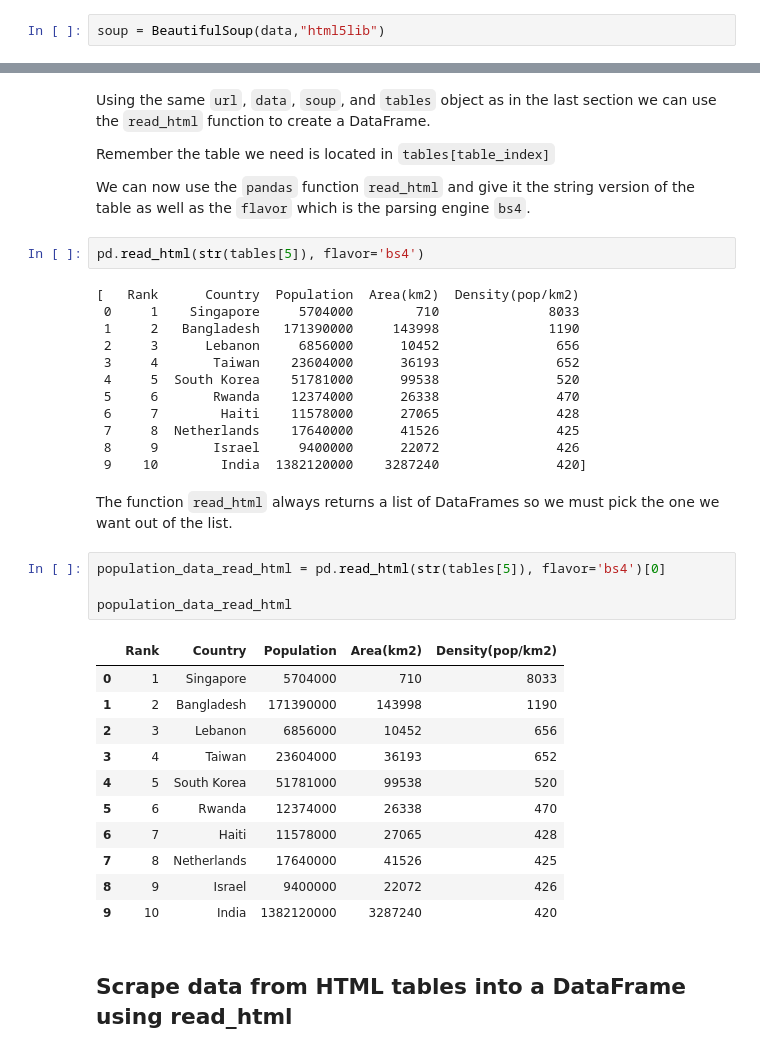
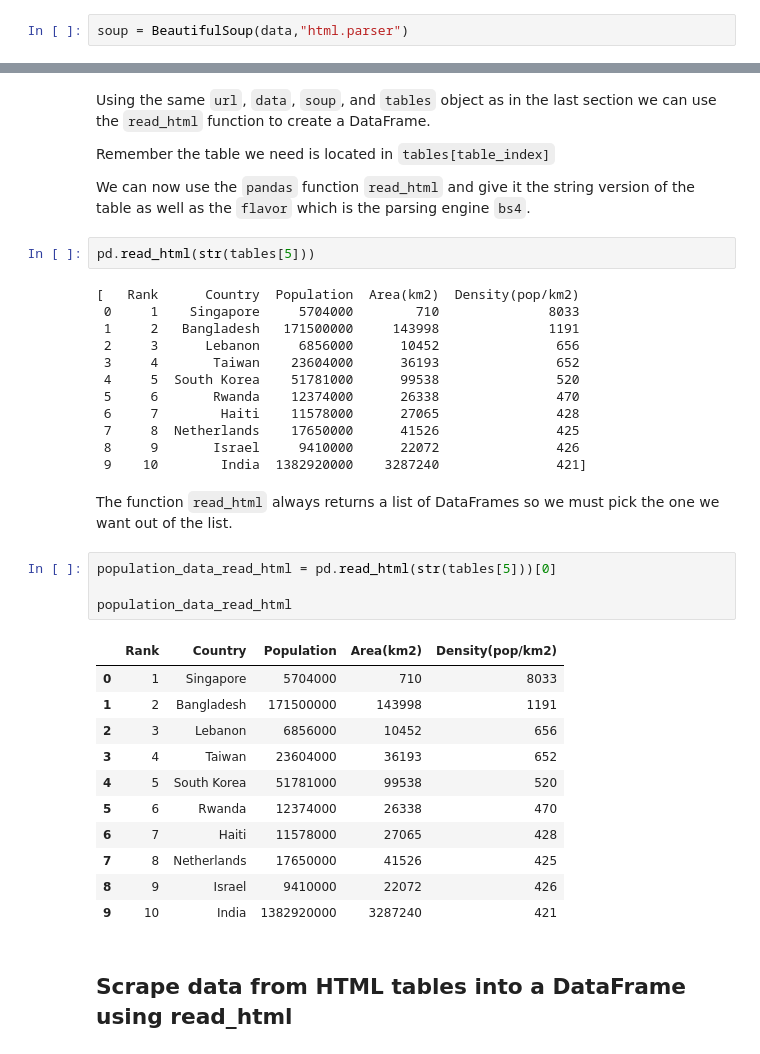
Before and after one commit to rberghaus/hello-world, a Jupyter notebook: WebScraping_Review_Lab.ipynb, the cells around one changed output, grey strips where cells are left out. Drawn from its saved outputs; the diff is of its cells as text.

```diff
--- a/WebScraping_Review_Lab.ipynb
+++ b/WebScraping_Review_Lab.ipynb
@@ -655,7 +681,7 @@ Before proceeding to scrape a web site, you need to examine the contents, and th
 # get the contents of the webpage in text format and store in a variable called data
 data  = requests.get(url).text
 # %%
-soup = BeautifulSoup(data,"html5lib")
+soup = BeautifulSoup(data,"html.parser")
 # %%
 #find all html tables in the web page
 tables = soup.find_all('table') # in html table is represented by the tag <table>
@@ -730,37 +756,37 @@ Remember the table we need is located in `tables[table_index]`
 
 We can now use the `pandas` function `read_html` and give it the string version of the table as well as the `flavor` which is the parsing engine `bs4`.
 # %%
-pd.read_html(str(tables[5]), flavor='bs4')
+pd.read_html(str(tables[5]))
 # %% [output]
 [   Rank      Country  Population  Area(km2)  Density(pop/km2)
  0     1    Singapore     5704000        710              8033
- 1     2   Bangladesh   171390000     143998              1190
+ 1     2   Bangladesh   171500000     143998              1191
  2     3      Lebanon     6856000      10452               656
  3     4       Taiwan    23604000      36193               652
  4     5  South Korea    51781000      99538               520
  5     6       Rwanda    12374000      26338               470
  6     7        Haiti    11578000      27065               428
- 7     8  Netherlands    17640000      41526               425
- 8     9       Israel     9400000      22072               426
- 9    10        India  1382120000    3287240               420]
+ 7     8  Netherlands    17650000      41526               425
+ 8     9       Israel     9410000      22072               426
+ 9    10        India  1382920000    3287240               421]
 # %% [markdown]
 The function `read_html` always returns a list of DataFrames so we must pick the one we want out of the list.
 # %%
-population_data_read_html = pd.read_html(str(tables[5]), flavor='bs4')[0]
+population_data_read_html = pd.read_html(str(tables[5]))[0]
 
 population_data_read_html
 # %% [output]
 |  | Rank | Country | Population | Area(km2) | Density(pop/km2) |
 | 0 | 1 | Singapore | 5704000 | 710 | 8033 |
-| 1 | 2 | Bangladesh | 171390000 | 143998 | 1190 |
+| 1 | 2 | Bangladesh | 171500000 | 143998 | 1191 |
 | 2 | 3 | Lebanon | 6856000 | 10452 | 656 |
 | 3 | 4 | Taiwan | 23604000 | 36193 | 652 |
 | 4 | 5 | South Korea | 51781000 | 99538 | 520 |
 | 5 | 6 | Rwanda | 12374000 | 26338 | 470 |
 | 6 | 7 | Haiti | 11578000 | 27065 | 428 |
-| 7 | 8 | Netherlands | 17640000 | 41526 | 425 |
-| 8 | 9 | Israel | 9400000 | 22072 | 426 |
-| 9 | 10 | India | 1382120000 | 3287240 | 420 |
+| 7 | 8 | Netherlands | 17650000 | 41526 | 425 |
+| 8 | 9 | Israel | 9410000 | 22072 | 426 |
+| 9 | 10 | India | 1382920000 | 3287240 | 421 |
 # %% [markdown]
 ## Scrape data from HTML tables into a DataFrame using read_html
 # %% [markdown]
```
Also changed, not shown: parts of 21 cells of this notebook.
